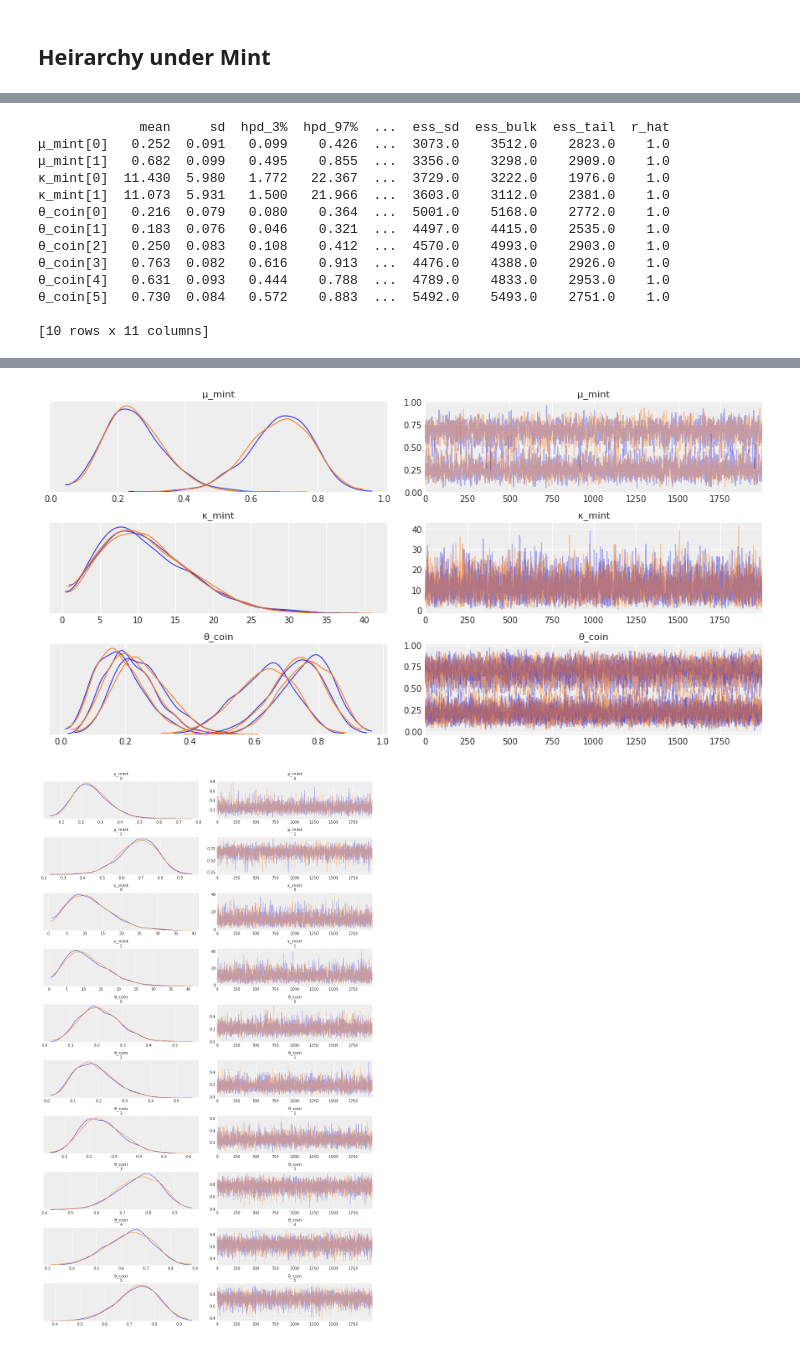
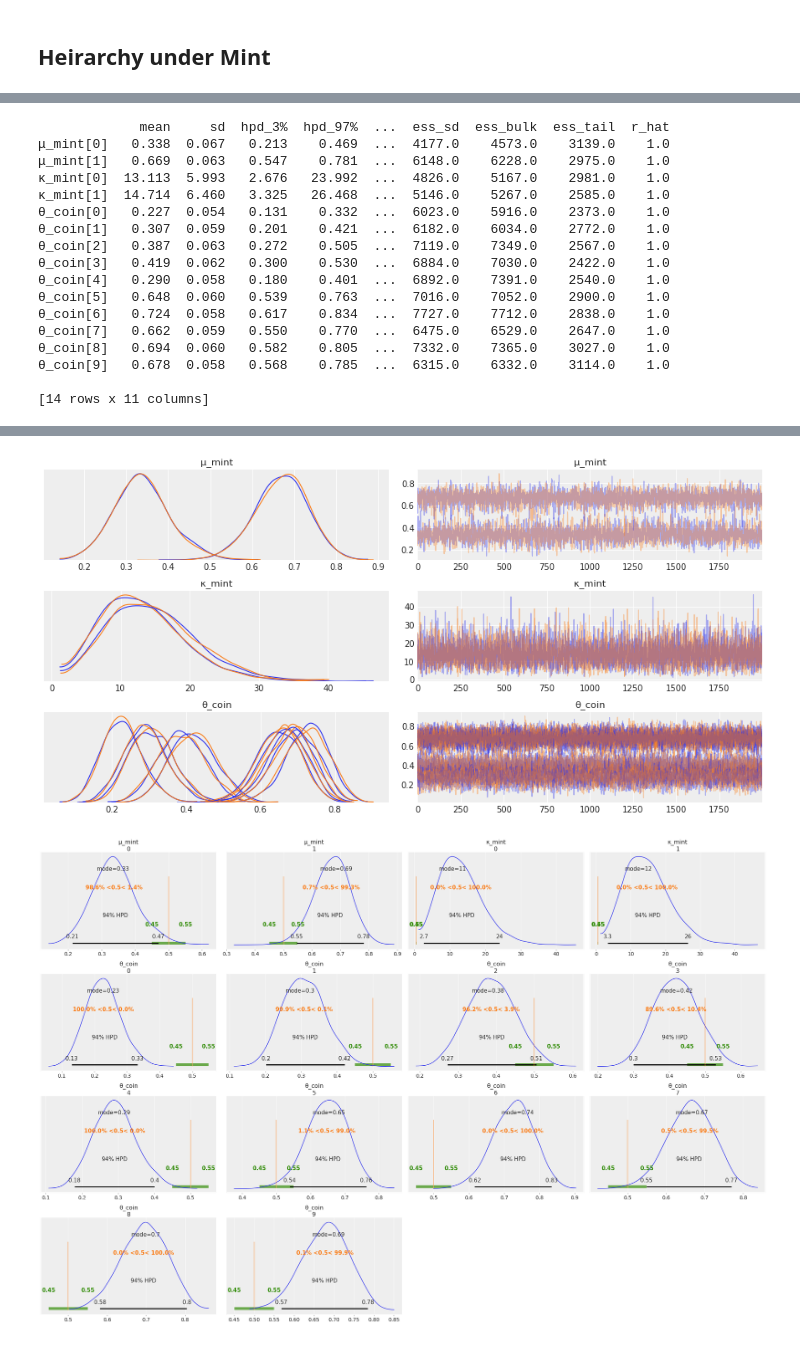
Before and after one commit to ctarrington/data-science-hw, a Jupyter notebook: dbda/ch09-heirarchical-models/heirarchical_on_mint.ipynb, the cells around one changed output, grey strips where cells are left out. Drawn from its saved outputs; the diff is of its cells as text; code cells hidden in the pictures.

```diff
--- a/dbda/ch09-heirarchical-models/heirarchical_on_mint.ipynb
+++ b/dbda/ch09-heirarchical-models/heirarchical_on_mint.ipynb
@@ -93,7 +93,6 @@ with pm.Model() as model:
   trace = pm.sample(2000, random_seed=123)
   print(az.summary(trace))
   pm.traceplot(trace)
-  az.plot_trace(trace)
   az.plot_posterior(trace, rope=[0.45, 0.55], ref_val=0.5, point_estimate='mode')
 
 pm.model_to_graphviz(model)
@@ -117,0 +122,14 @@ NUTS: [θ]
+# %%
+mint_id = df['mint_id']
+
+with pm.Model() as model:
+  θ = pm.Beta('θ', alpha=1., beta=1., shape=num_mints)   # uniform prior
+
+  y = pm.Bernoulli('y', p=θ[mint_id], observed=df['flip']) # likelihood p(y|θ)
+
+  trace = pm.sample(2000, random_seed=123)
+  print(az.summary(trace))
+  pm.traceplot(trace)
+  az.plot_posterior(trace, rope=[0.45, 0.55], ref_val=0.5, point_estimate='mode')
+
+pm.model_to_graphviz(model)
@@ -125,38 +156,40 @@ grouped.columns = ['mint_id', 'coin_id', 'heads', 'total']
 mint_id = grouped['mint_id']
 # %%
 with pm.Model() as model_h_mint:
-    μ_mint = pm.Beta('μ_mint', 1., 1., shape=num_mints)
+    μ_mint = pm.Beta('μ_mint', 0.5, 0.5, shape=num_mints) # bimodal prior
     κ_mint = pm.HalfNormal('κ_mint', 10, shape=num_mints)
 
     θ_coin = pm.Beta('θ_coin', alpha=μ_mint[mint_id]*κ_mint[mint_id], beta=(1.0-μ_mint[mint_id])*κ_mint[mint_id], shape=num_coins)
-    y_p = θ_coin[coin_id]
-    y = pm.Bernoulli('y', p=y_p, observed=df['flip']) # likelihood p(y|θ)
+    y = pm.Bernoulli('y', p=θ_coin[coin_id], observed=df['flip']) # likelihood p(y|θ)
 
     trace = pm.sample(2000, random_seed=123)
     print(az.summary(trace))
     pm.traceplot(trace)
-    az.plot_trace(trace)
     az.plot_posterior(trace, rope=[0.45, 0.55], ref_val=0.5, point_estimate='mode')
 
 pm.model_to_graphviz(model_h_mint)
 # %% [output]
 Auto-assigning NUTS sampler...
 Initializing NUTS using jitter+adapt_diag...
 Sequential sampling (2 chains in 1 job)
 NUTS: [θ_coin, κ_mint, μ_mint]
              mean     sd  hpd_3%  hpd_97%  ...  ess_sd  ess_bulk  ess_tail  r_hat
-μ_mint[0]   0.252  0.091   0.099    0.426  ...  3073.0    3512.0    2823.0    1.0
-μ_mint[1]   0.682  0.099   0.495    0.855  ...  3356.0    3298.0    2909.0    1.0
-κ_mint[0]  11.430  5.980   1.772   22.367  ...  3729.0    3222.0    1976.0    1.0
-κ_mint[1]  11.073  5.931   1.500   21.966  ...  3603.0    3112.0    2381.0    1.0
-θ_coin[0]   0.216  0.079   0.080    0.364  ...  5001.0    5168.0    2772.0    1.0
-θ_coin[1]   0.183  0.076   0.046    0.321  ...  4497.0    4415.0    2535.0    1.0
-θ_coin[2]   0.250  0.083   0.108    0.412  ...  4570.0    4993.0    2903.0    1.0
-θ_coin[3]   0.763  0.082   0.616    0.913  ...  4476.0    4388.0    2926.0    1.0
-θ_coin[4]   0.631  0.093   0.444    0.788  ...  4789.0    4833.0    2953.0    1.0
-θ_coin[5]   0.730  0.084   0.572    0.883  ...  5492.0    5493.0    2751.0    1.0
+μ_mint[0]   0.338  0.067   0.213    0.469  ...  4177.0    4573.0    3139.0    1.0
+μ_mint[1]   0.669  0.063   0.547    0.781  ...  6148.0    6228.0    2975.0    1.0
+κ_mint[0]  13.113  5.993   2.676   23.992  ...  4826.0    5167.0    2981.0    1.0
+κ_mint[1]  14.714  6.460   3.325   26.468  ...  5146.0    5267.0    2585.0    1.0
+θ_coin[0]   0.227  0.054   0.131    0.332  ...  6023.0    5916.0    2373.0    1.0
+θ_coin[1]   0.307  0.059   0.201    0.421  ...  6182.0    6034.0    2772.0    1.0
+θ_coin[2]   0.387  0.063   0.272    0.505  ...  7119.0    7349.0    2567.0    1.0
+θ_coin[3]   0.419  0.062   0.300    0.530  ...  6884.0    7030.0    2422.0    1.0
+θ_coin[4]   0.290  0.058   0.180    0.401  ...  6892.0    7391.0    2540.0    1.0
+θ_coin[5]   0.648  0.060   0.539    0.763  ...  7016.0    7052.0    2900.0    1.0
+θ_coin[6]   0.724  0.058   0.617    0.834  ...  7727.0    7712.0    2838.0    1.0
+θ_coin[7]   0.662  0.059   0.550    0.770  ...  6475.0    6529.0    2647.0    1.0
+θ_coin[8]   0.694  0.060   0.582    0.805  ...  7332.0    7365.0    3027.0    1.0
+θ_coin[9]   0.678  0.058   0.568    0.785  ...  6315.0    6332.0    3114.0    1.0
 
-[10 rows x 11 columns]
+[14 rows x 11 columns]
 [drawing not drawn]
-[figure, old version]
+[figure, new version]
-[figure, old version]
+[figure, new version]
```
Also changed, not shown: parts of 11 cells of this notebook.
